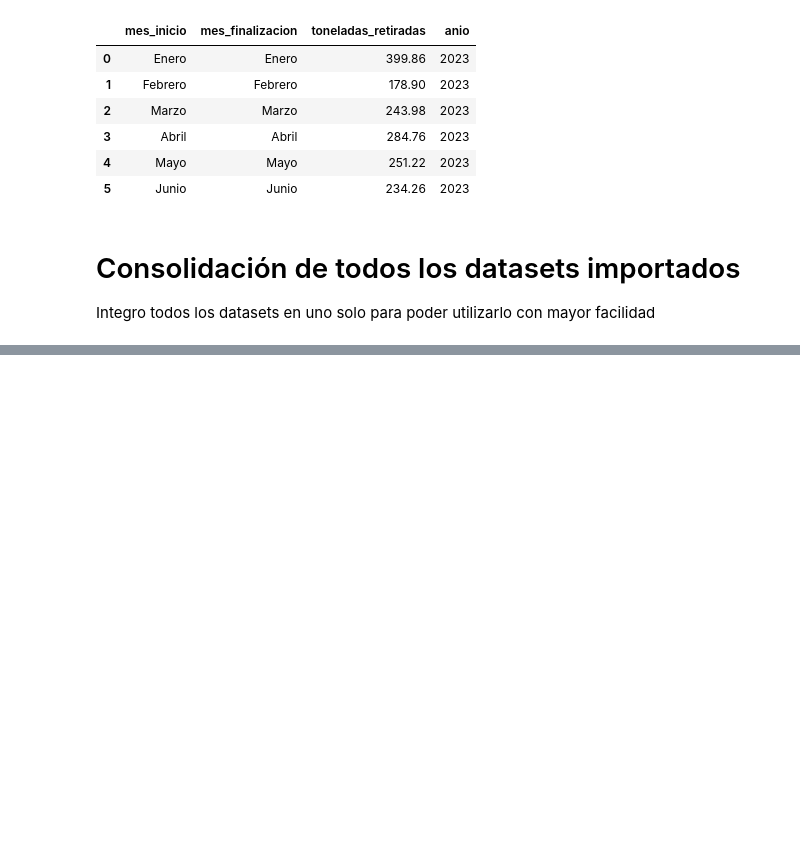
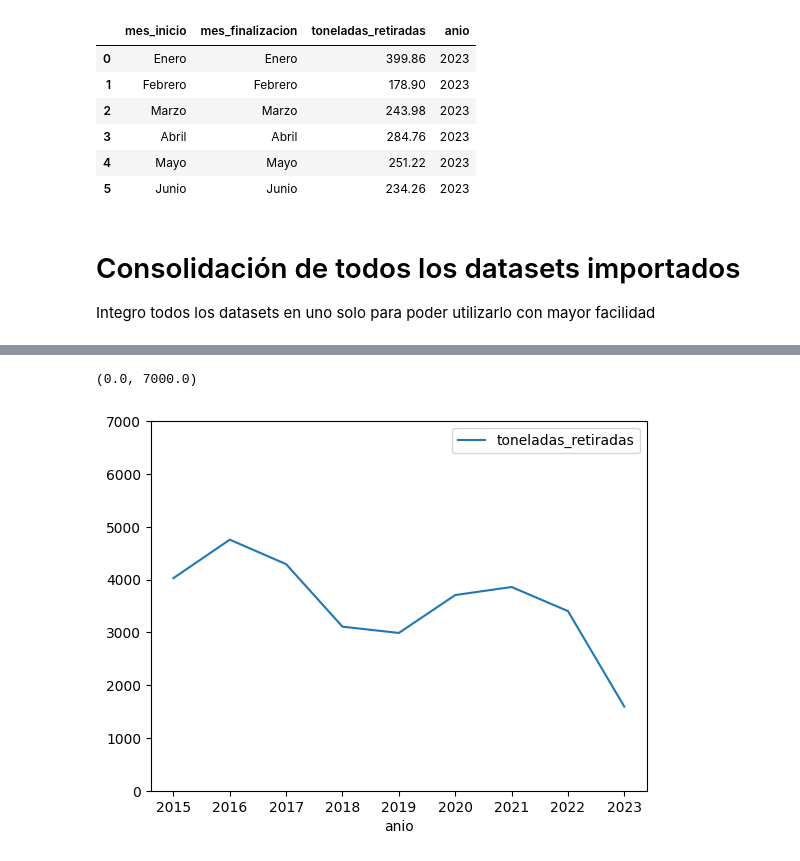
Before and after one commit to ermolinaj/unipe_ep_final_s1_2024, a Jupyter notebook: matanza_riachuelo_river_demographic_analysis.ipynb, the cells around one changed output, grey strips where cells are left out. Saved outputs shown, nothing was run; the diff lists cells and outputs as text; code cells hidden in the pictures; blank space fills up the shorter version.

```diff
--- a/matanza_riachuelo_river_demographic_analysis.ipynb
+++ b/matanza_riachuelo_river_demographic_analysis.ipynb
@@ -123,0 +129,3 @@ tons_of_waste
+# %%
+tons_of_waste_cleansed_by_year = tons_of_waste.groupby("anio")[["toneladas_retiradas"]].sum()
+tons_of_waste_cleansed_by_year
@@ -123,0 +144,9 @@ tons_of_waste
+# %%
+# tons_of_waste_cleansed_by_year.plot()
+tons_of_waste_cleansed_by_year.plot()
+ax = plt.gca()
+# ax..set_title("Año")
+ax.set_ylim([0, 7000])
+# %% [output]
+(0.0, 7000.0)
+[figure, added]
```
Also changed, not shown: parts of 9 cells of this notebook, 4 other files.
